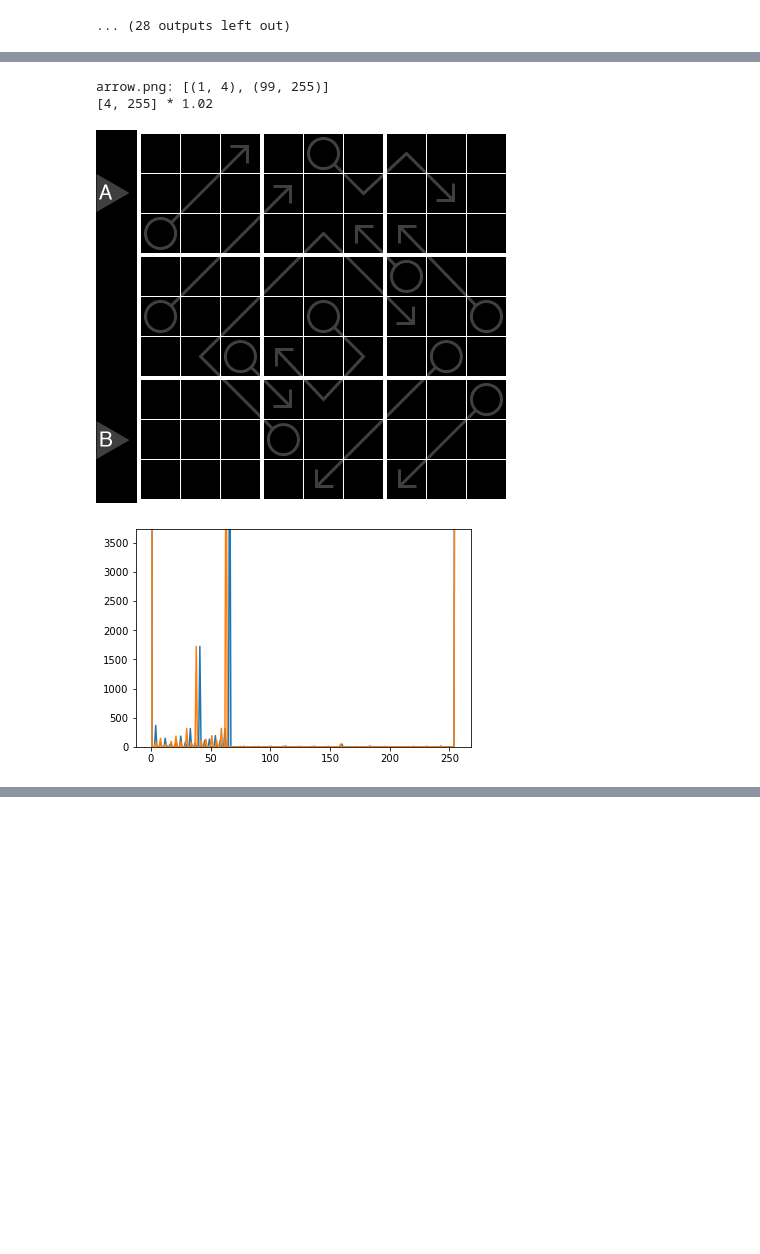
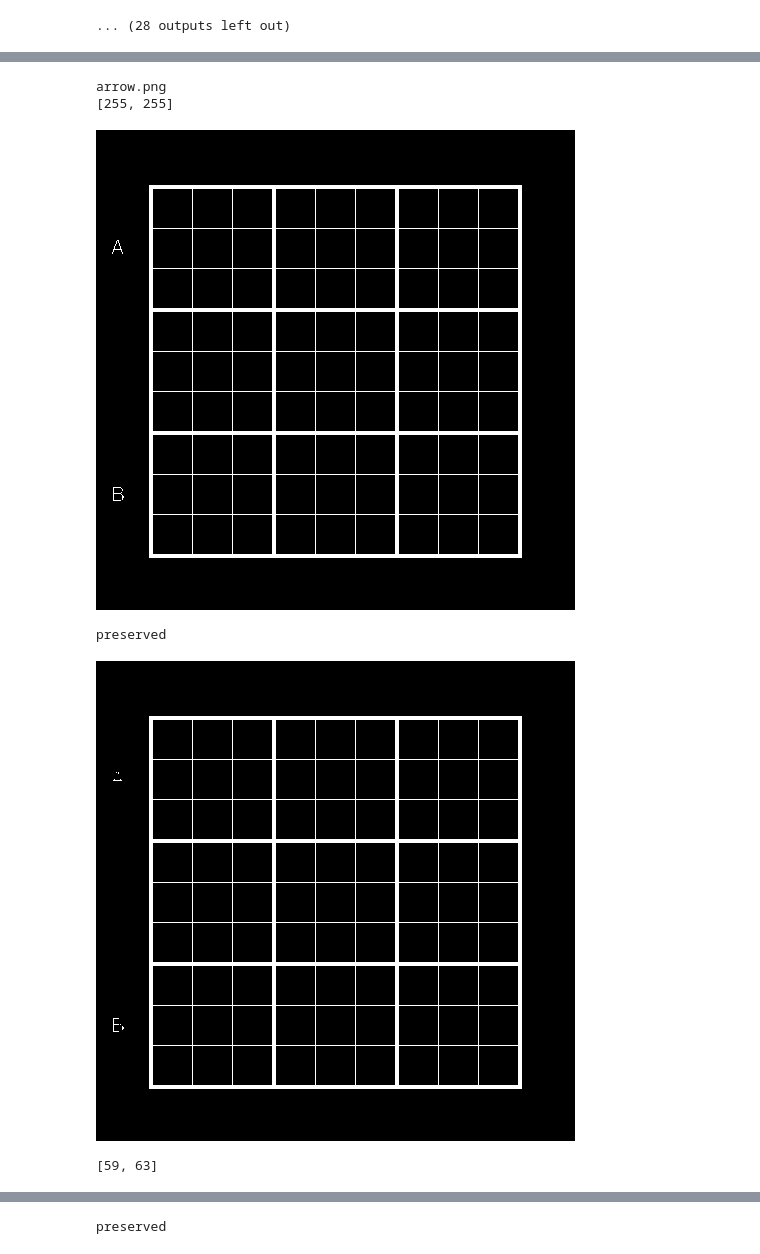
Before and after one commit to PhilHarnish/forge, a Jupyter notebook: src/data/image/scratch.ipynb, the cells around one changed output, grey strips where cells are left out. Cells and saved outputs as stored; diff of their text form; code cells hidden in the pictures; blank space fills up the shorter version.

Commit message:
Updates to Jupyter notebooks used to prototype changes.

```diff
--- a/src/data/image/scratch.ipynb
+++ b/src/data/image/scratch.ipynb
@@ -421,34 +401,32 @@ blurred
-# %%
-importlib.reload(coloring)
-importlib.reload(grid)
-
-for n, g in grids():
-  orig_inv = cv2.bitwise_not(cv2.cvtColor(g._original, cv2.COLOR_BGR2GRAY))
-  targets = [1, 99]
-  ptiles = zip(targets, np.percentile(orig_inv[orig_inv != 0], targets, interpolation='lower'))
-  print('%s: %s' % (n, list(ptiles)))
-  plt.ylim(0, g._original.shape[0] * 10)
-  bins = np.bincount(orig_inv.ravel())
-  plt.plot(bins)
-  enhanced = coloring.enhance(orig_inv)
-  bins = np.bincount(enhanced.ravel())
-  #plt.plot(bins)
-
-  src = orig_inv
-  lowest, highest = np.percentile(src[src != 0], (1, 90), interpolation='lower')
-  current_range = highest - lowest
-  # If less than the entire spectrum is used (255), scale to fit.
-  # E.g.: 3 / 4 -> 4 / 4 == 3 * x = 4 == x = 4 / 3.
-  factor = 255 / current_range
-  weighted = cv2.addWeighted(src, factor, np.zeros_like(src, dtype=src.dtype), 0, -int(lowest), dst=None)
-  show(weighted)
-  bins = np.bincount(weighted.ravel())
-  plt.plot(bins)
-
-  plt.show()
-  break
-# %% [output]
-arrow.png: [(1, 4), (99, 255)]
-[4, 255] * 1.02
-[figure, removed]
-[figure, removed]
+# %%
+from data.image import analysis, coloring, component, component_database, grid, image, utils
+
+importlib.reload(coloring)
+importlib.reload(analysis)
+importlib.reload(grid)
+importlib.reload(image)
+importlib.reload(np2d)
+importlib.reload(utils)
+
+_FOCUS = {
+  'arrow.png',
+  'castlewall.png',
+  'kenken.png',
+  'nonogram.png',
+  'thermo.png',
+  'strimko.png',
+}
+
+for n, i in images():
+  i.normalize().invert().grayscale().enhance()
+  print(n)
+  bands = analysis.significant_color_bands(i)
+  for (low, high), band in bands:
+    show('[%s, %s]' % (low, high), band)
+# %% [output]
+arrow.png
+[255, 255]
+[figure, added]
+preserved
+[figure, added]
+[59, 63]
@@ -454,0 +434 @@ arrow.png: [(1, 4), (99, 255)]
+preserved
```
Also changed, not shown: parts of 7 cells of this notebook, 1 other file.
